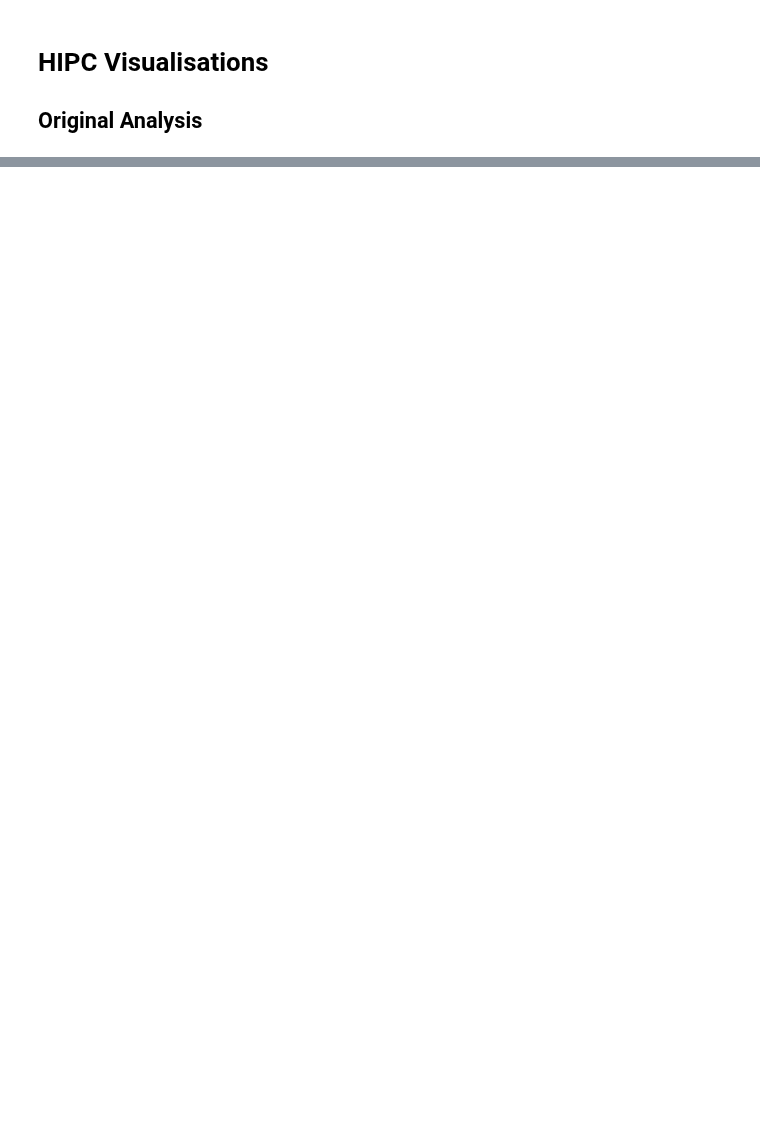
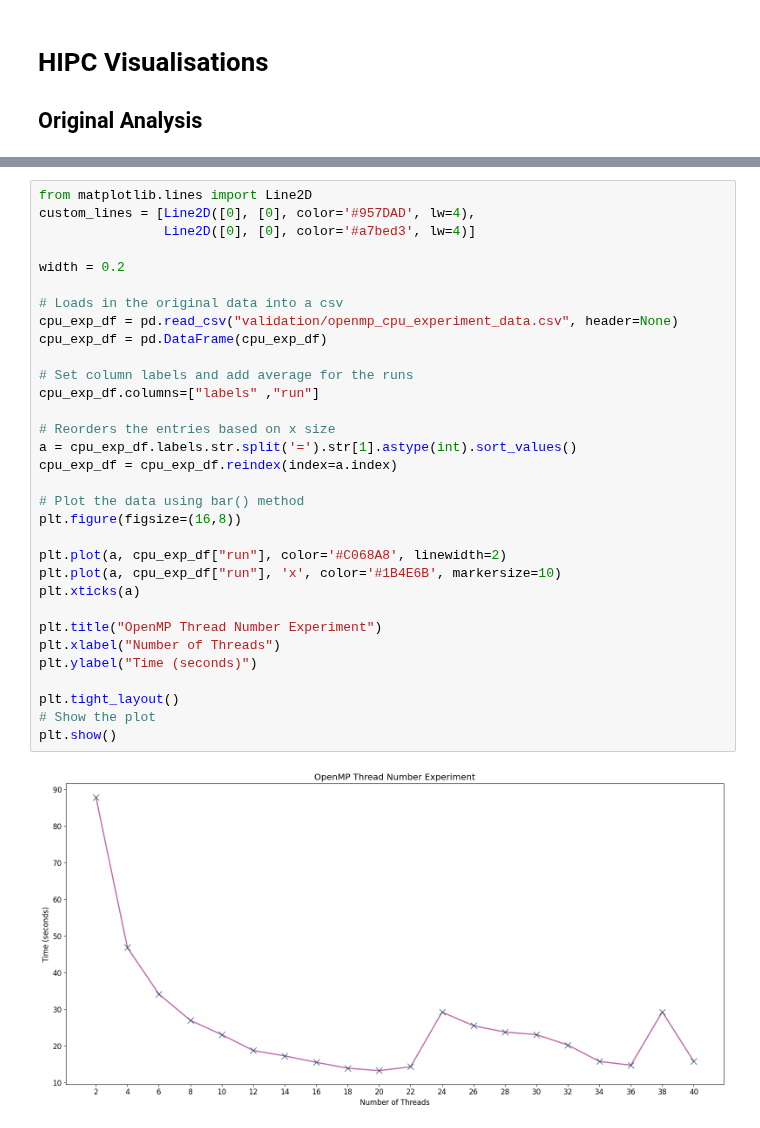
Before and after one commit to LucyIvatt/high-performance-computing, a Jupyter notebook: visualisations.ipynb, the cells around one changed output, grey strips where cells are left out. Saved outputs shown, nothing was run; the diff lists cells and outputs as text; blank space fills up the shorter version.

```diff
--- a/visualisations.ipynb
+++ b/visualisations.ipynb
@@ -43,0 +82,34 @@ plt.show()
+# %%
+from matplotlib.lines import Line2D
+custom_lines = [Line2D([0], [0], color='#957DAD', lw=4),
+                Line2D([0], [0], color='#a7bed3', lw=4)]
+
+width = 0.2
+
+# Loads in the original data into a csv
+cpu_exp_df = pd.read_csv("validation/openmp_cpu_experiment_data.csv", header=None)
+cpu_exp_df = pd.DataFrame(cpu_exp_df)
+
+# Set column labels and add average for the runs
+cpu_exp_df.columns=["labels" ,"run"]
+
+# Reorders the entries based on x size
+a = cpu_exp_df.labels.str.split('=').str[1].astype(int).sort_values()
+cpu_exp_df = cpu_exp_df.reindex(index=a.index)
+
+# Plot the data using bar() method
+plt.figure(figsize=(16,8))
+
+plt.plot(a, cpu_exp_df["run"], color='#C068A8', linewidth=2)
+plt.plot(a, cpu_exp_df["run"], 'x', color='#1B4E6B', markersize=10)
+plt.xticks(a)
+
+plt.title("OpenMP Thread Number Experiment")
+plt.xlabel("Number of Threads")
+plt.ylabel("Time (seconds)")
+
+plt.tight_layout()
+# Show the plot
+plt.show()
+# %% [output]
+[figure, added]
```
Also changed, not shown: parts of 5 cells of this notebook.
